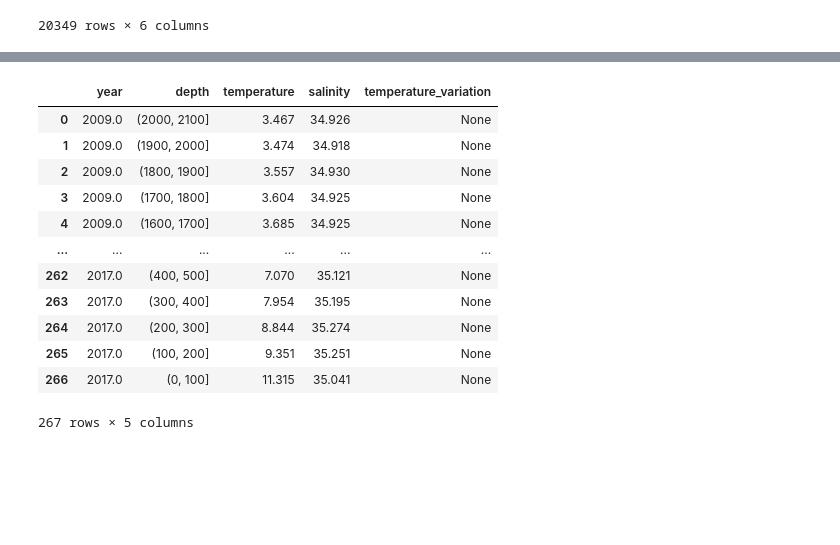
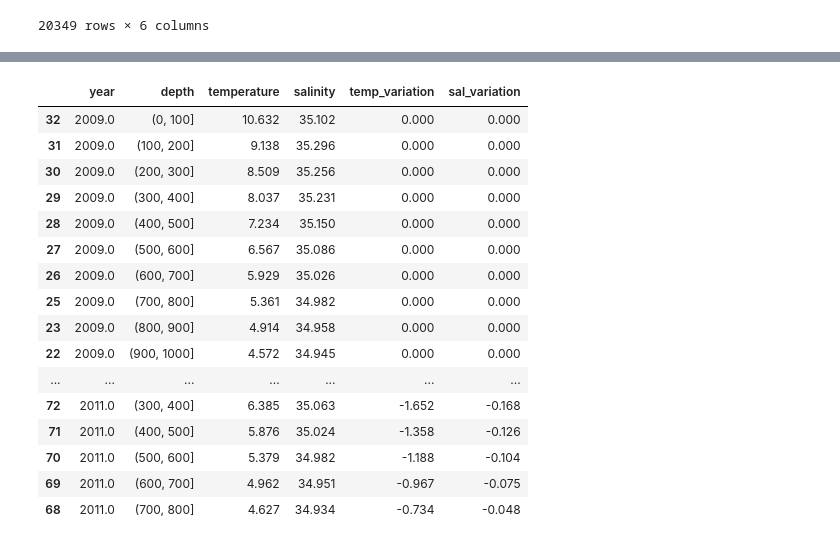
Before and after one commit to minsun-ss/argo_ocean_data_analysis, a Jupyter notebook: notebooks/Temp and salinity variation.ipynb, the cells around one changed output, grey strips where cells are left out. Saved outputs shown, nothing was run; the diff lists cells and outputs as text; code cells hidden in the pictures; blank space fills up the shorter version.

Commit message:
temp and sal comparison to 2009
need to be put into a script

```diff
--- a/notebooks/Temp and salinity variation.ipynb
+++ b/notebooks/Temp and salinity variation.ipynb
@@ -87,25 +117,22 @@ df1.sort_values(by=["depth", "year"]).head(5)
 df2 = df1.copy()
 df2["temperature"] = df2["temperature"].astype(float)
 df2["salinity"] = df2["salinity"].astype(float)
-#df2.groupby(["depth", "year"])[["temperature", "salinity"]].mean().diff()
+df2 = df2.sort_values(by=["year", "depth"])
 
-
-def variation(df, param):
-#     df[f"{param}_variation"] = 0
-    for depth_range in df.depth.unique():
+def variation(df):
+    # Be sure to only input df[df.depth < "(2100, 2200]"]
+    for depth_range in df["depth"]:
         # Get the baseline value of the parameter in 2009
         depth = (df.depth == depth_range)
         y2009 = (df.year == 2009)
-        baseline = df.loc[depth & y2009, param].values
-        print(baseline)
-        # Iterate of each depth mask of the dataframe to return the difference with the baseline value
-        for i, row in df[depth].iterrows():
-            row[f"{param}_variation"] = row[param] - baseline
-            #df[f"{param}_variation"].iloc[i] = df[param].iloc[i] - baseline
+        baseline_temp = df.loc[depth & y2009]["temperature"].item()
+        baseline_sal = df.loc[depth & y2009]["salinity"].item()
+        # Use subset to update values
+        df.loc[depth, "temp_variation"] = df.loc[depth, "temperature"]- baseline_temp
+        df.loc[depth, "sal_variation"] = df.loc[depth, "salinity"]- baseline_sal
+    return df
 
 
-df2["temperature_variation"] = variation(df2, "temperature")
-df2
-# df2["temp_variation"] = df2.sort_values(by=["depth", "year"]).groupby(["depth", "year"])['temperature'].diff(-1)
-# df2.sort_values(by=["depth", "year"])
+df3 = variation(df2[df2.depth < "(2100, 2200]"])
+df3.head(50)
 # %% [output]
@@ -129,13 +149,17 @@ df2
-|  | year | depth | temperature | salinity | temperature_variation |
-| 0 | 2009.0 | (2000, 2100] | 3.467 | 34.926 | None |
-| 1 | 2009.0 | (1900, 2000] | 3.474 | 34.918 | None |
-| 2 | 2009.0 | (1800, 1900] | 3.557 | 34.930 | None |
-| 3 | 2009.0 | (1700, 1800] | 3.604 | 34.925 | None |
-| 4 | 2009.0 | (1600, 1700] | 3.685 | 34.925 | None |
-| ... | ... | ... | ... | ... | ... |
-| 262 | 2017.0 | (400, 500] | 7.070 | 35.121 | None |
-| 263 | 2017.0 | (300, 400] | 7.954 | 35.195 | None |
-| 264 | 2017.0 | (200, 300] | 8.844 | 35.274 | None |
-| 265 | 2017.0 | (100, 200] | 9.351 | 35.251 | None |
-| 266 | 2017.0 | (0, 100] | 11.315 | 35.041 | None |
+|  | year | depth | temperature | salinity | temp_variation | sal_variation |
+| 32 | 2009.0 | (0, 100] | 10.632 | 35.102 | 0.000 | 0.000 |
+| 31 | 2009.0 | (100, 200] | 9.138 | 35.296 | 0.000 | 0.000 |
+| 30 | 2009.0 | (200, 300] | 8.509 | 35.256 | 0.000 | 0.000 |
+| 29 | 2009.0 | (300, 400] | 8.037 | 35.231 | 0.000 | 0.000 |
+| 28 | 2009.0 | (400, 500] | 7.234 | 35.150 | 0.000 | 0.000 |
+| 27 | 2009.0 | (500, 600] | 6.567 | 35.086 | 0.000 | 0.000 |
+| 26 | 2009.0 | (600, 700] | 5.929 | 35.026 | 0.000 | 0.000 |
+| 25 | 2009.0 | (700, 800] | 5.361 | 34.982 | 0.000 | 0.000 |
+| 23 | 2009.0 | (800, 900] | 4.914 | 34.958 | 0.000 | 0.000 |
+| 22 | 2009.0 | (900, 1000] | 4.572 | 34.945 | 0.000 | 0.000 |
+| ... | ... | ... | ... | ... | ... | ... |
+| 72 | 2011.0 | (300, 400] | 6.385 | 35.063 | -1.652 | -0.168 |
+| 71 | 2011.0 | (400, 500] | 5.876 | 35.024 | -1.358 | -0.126 |
+| 70 | 2011.0 | (500, 600] | 5.379 | 34.982 | -1.188 | -0.104 |
+| 69 | 2011.0 | (600, 700] | 4.962 | 34.951 | -0.967 | -0.075 |
+| 68 | 2011.0 | (700, 800] | 4.627 | 34.934 | -0.734 | -0.048 |
-267 rows × 5 columns
```
Also changed, not shown: parts of 14 cells of this notebook.
